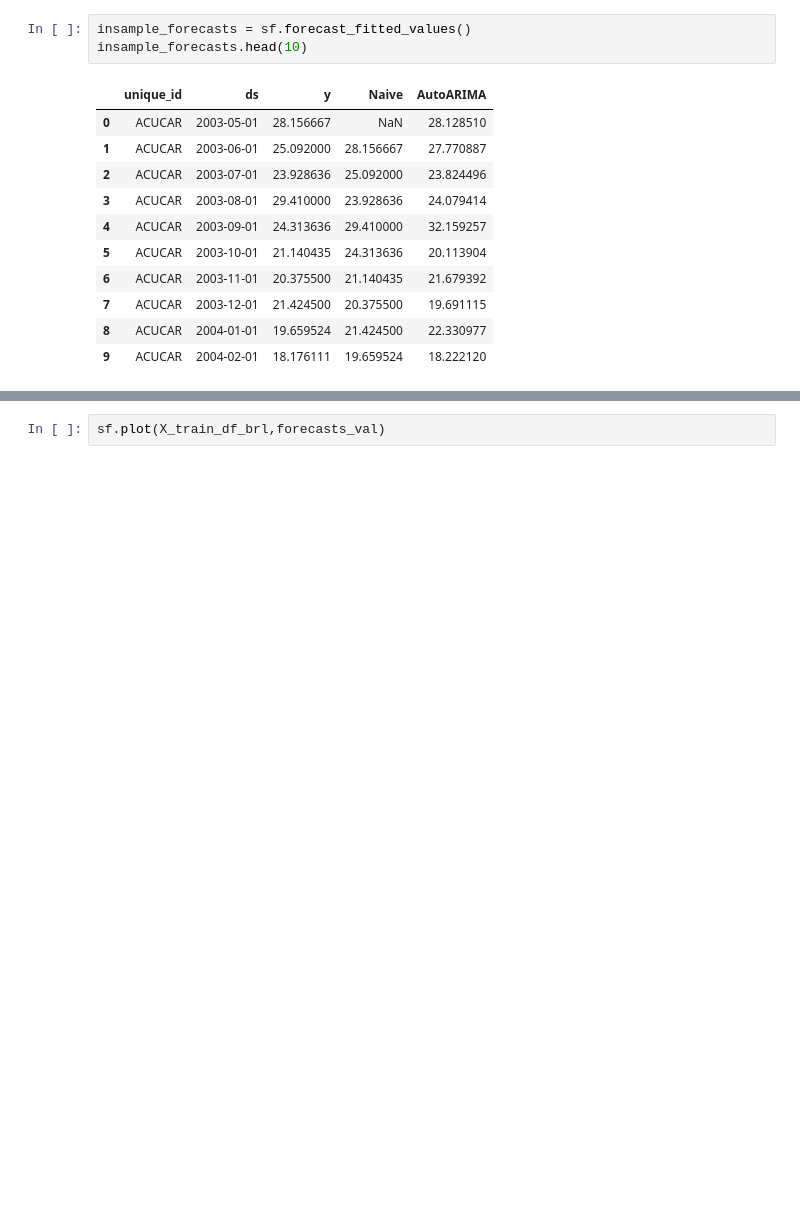
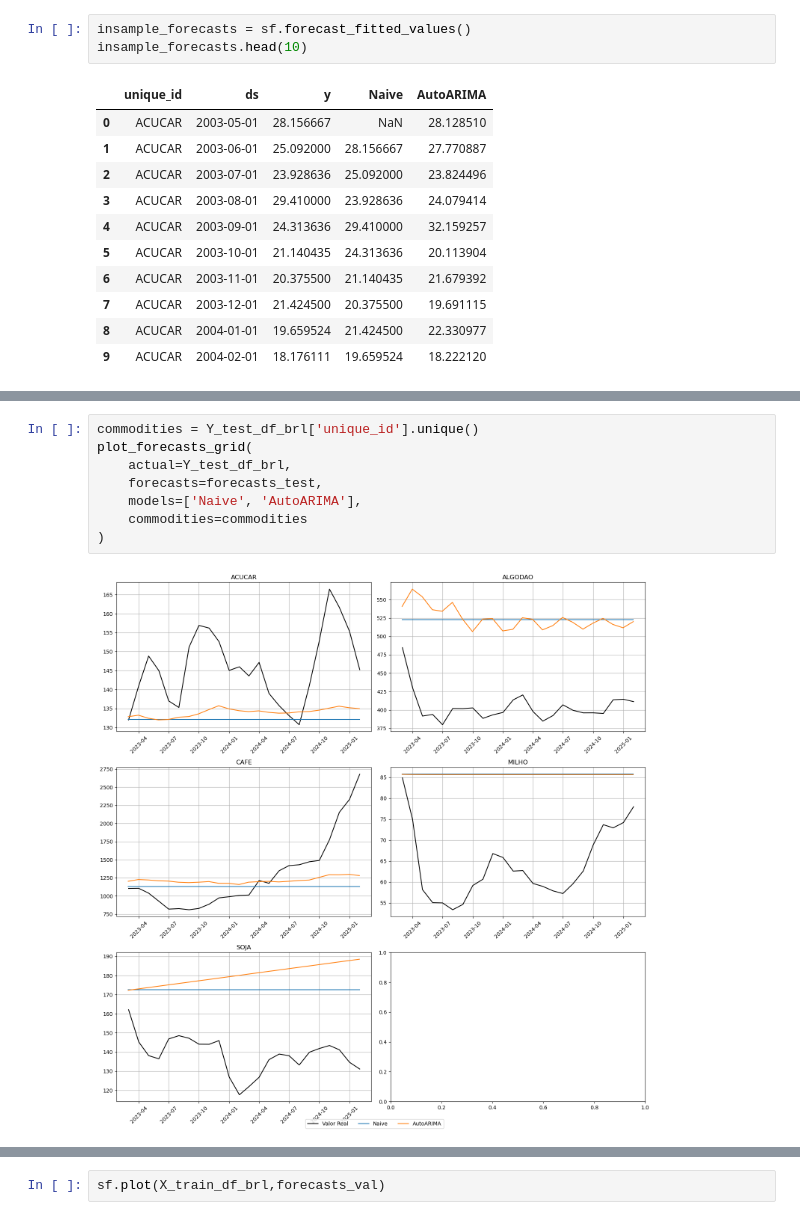
Before and after one commit to MateusVasc/sistemas-multiplos-preditores-commodities, a Jupyter notebook: notebooks/arima_naive_comms_prediction.ipynb, the cells around one changed output, grey strips where cells are left out. Saved outputs shown, nothing was run; the diff lists cells and outputs as text; blank space fills up the shorter version.

```diff
--- a/notebooks/arima_naive_comms_prediction.ipynb
+++ b/notebooks/arima_naive_comms_prediction.ipynb
@@ -134,0 +136,10 @@ for unique_id in Y_test_df_brl['unique_id'].unique():
+# %%
+commodities = Y_test_df_brl['unique_id'].unique()
+plot_forecasts_grid(
+    actual=Y_test_df_brl,
+    forecasts=forecasts_test,
+    models=['Naive', 'AutoARIMA'],
+    commodities=commodities
+)
+# %% [output]
+[figure, added]
```
Also changed, not shown: parts of 12 cells of this notebook.
